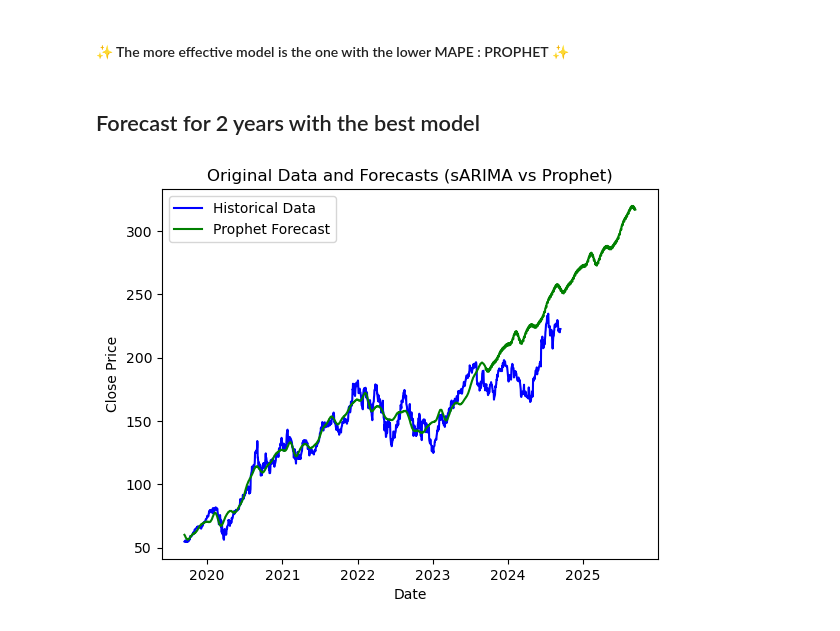
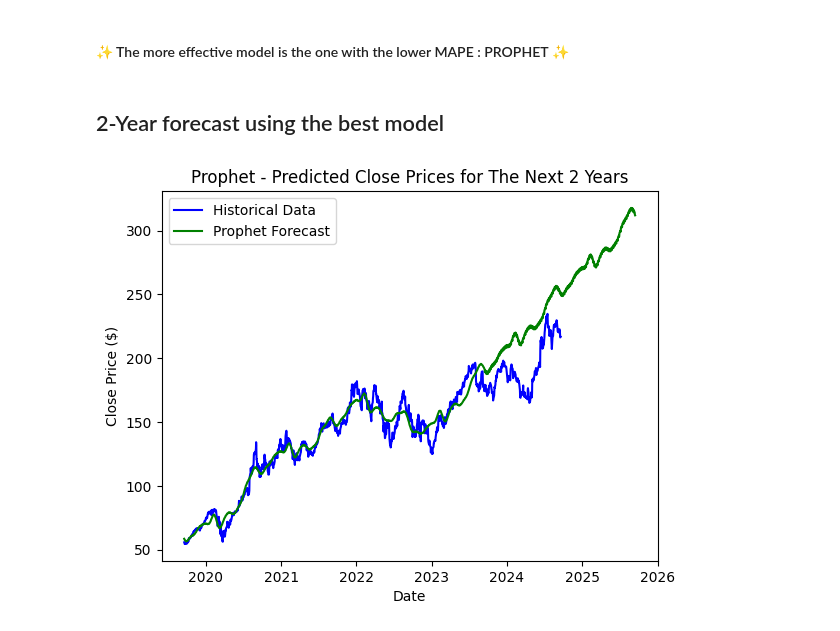
Before and after one commit to lisek75/ts_forecasting_notebook, a Jupyter notebook: aapl_stock/aapl_stock_price.ipynb, the cells around one changed output. Cells and saved outputs as stored; diff of their text form; code cells hidden in the pictures.

```diff
--- a/aapl_stock/aapl_stock_price.ipynb
+++ b/aapl_stock/aapl_stock_price.ipynb
@@ -657,23 +596,24 @@ RMSE     79.505548  43.124831
 # %% [markdown]
 #### ✨ The more effective model is the one with the lower MAPE : PROPHET ✨
 # %% [markdown]
-## Forecast for 2 years with the best model
+## 2-Year forecast using the best model
 # %%
-steps = 2 * 365   # Number of steps to forecast (daily data)
+year = 2
+steps = year * 365   # Number of steps to forecast (daily data)
 df = df.reset_index() # Reset index
 
 # Create future dataframe and predict
 future_prophet = m_prophet.make_future_dataframe(periods=steps, freq='D')
 prophet_forecast = m_prophet.predict(future_prophet)
 
 # Plot
 plt.plot(df2.index, df2['Close'], label='Historical Data', color='blue')
 plt.plot(prophet_forecast['ds'], prophet_forecast['yhat'], label='Prophet Forecast', color='green')
 
-plt.title('Original Data and Forecasts (SARIMA vs Prophet)')
-plt.ylabel('Close Price')
+plt.title(f"Prophet - Predicted Close Prices for The Next {year} Years")
+plt.ylabel('Close Price ($)')
 plt.xlabel('Date')
 plt.legend()
 plt.show()
 # %% [output]
-[figure, old version]
+[figure, new version]
```
Also changed, not shown: parts of 36 cells of this notebook.
